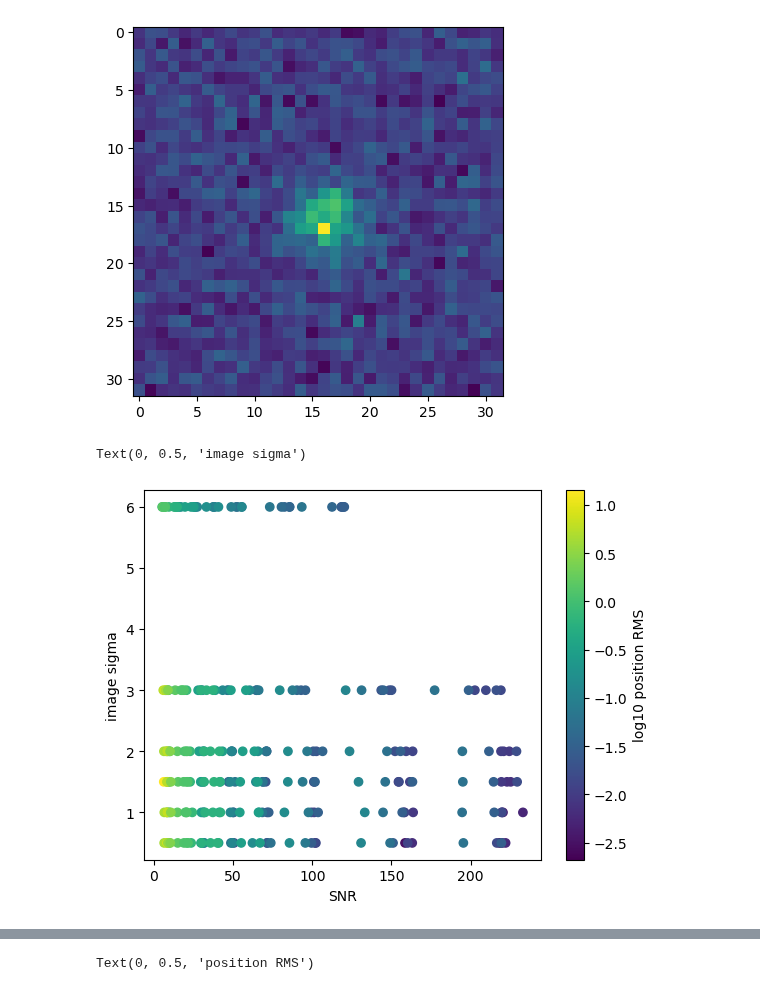
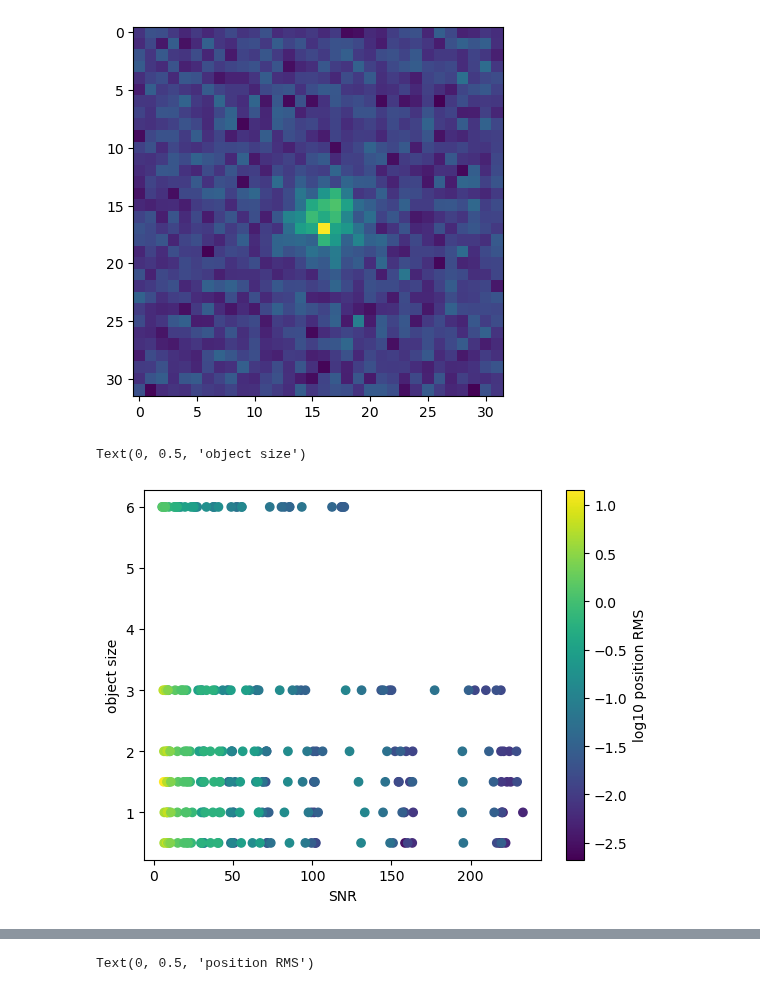
Before and after one commit to yoachim/23_Scratch, a Jupyter notebook: centroid/centroid.ipynb, the cells around one changed output, grey strips where cells are left out. Drawn from its saved outputs; the diff is of its cells as text; code cells hidden in the pictures.

```diff
--- a/centroid/centroid.ipynb
+++ b/centroid/centroid.ipynb
@@ -194,13 +193,13 @@ snr = results[:,3]/results[:,4]
 # %%
 good = np.where(snr > 5)[0]
 plt.scatter(snr[good], results[:,2][good], c=np.log10(results[:,5][good]))
 cb = plt.colorbar()
 cb.set_label('log10 position RMS')
 plt.xlabel('SNR')
-plt.ylabel('image sigma')
+plt.ylabel('object size')
 # %% [output]
-Text(0, 0.5, 'image sigma')
+Text(0, 0.5, 'object size')
-[figure, old version]
+[figure, new version]
 # %%
 # Predicted error in centroid position is object FWHM/SNR
 pred_error = results[:,2]*2.35/snr
```
Also changed, not shown: parts of 13 cells of this notebook, 1 other file.
